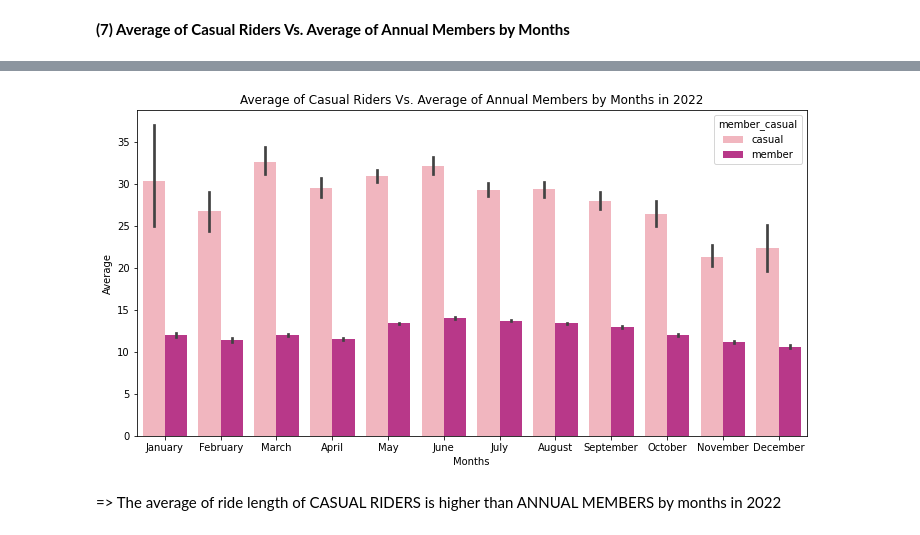
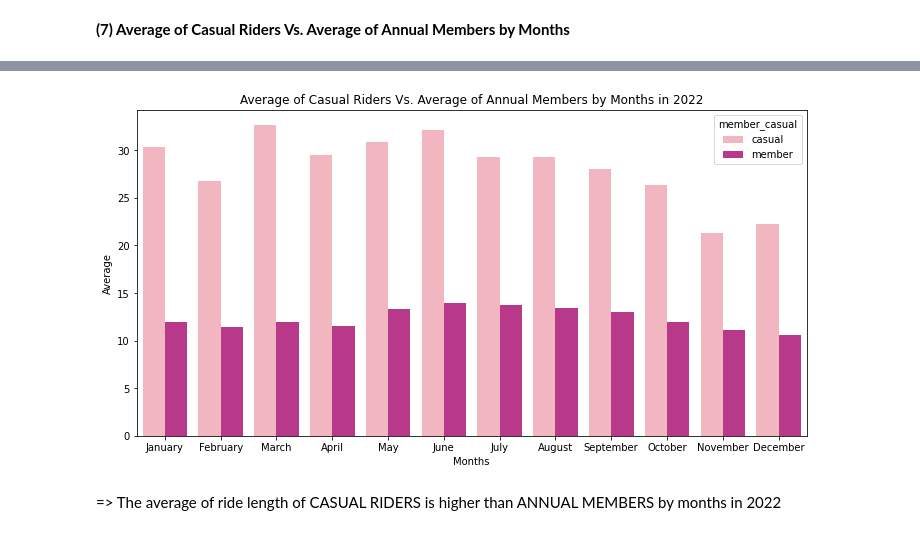
Before and after one commit to vynguyen293/Cyclistic-Bike-Share-Analysis, a Jupyter notebook: Cyclistic-Bike-Share-Analysis.ipynb, the cells around one changed output, grey strips where cells are left out. Cells and saved outputs as stored; diff of their text form; code cells hidden in the pictures.

```diff
--- a/Cyclistic-Bike-Share-Analysis.ipynb
+++ b/Cyclistic-Bike-Share-Analysis.ipynb
@@ -347,12 +347,12 @@ df_pivot_6
 # %%
 # Visualization
 plt.figure(figsize=(12,6))
-sns.barplot(data=df, x='month', y='ride_length_in_minutes', hue='member_casual', palette='RdPu')
+sns.barplot(data=df, x='month', y='ride_length_in_minutes', hue='member_casual', palette='RdPu', ci=None)
 plt.title('Average of Casual Riders Vs. Average of Annual Members by Months in 2022')
 plt.xlabel('Months')
 plt.ylabel('Average');
 # %% [output]
-[figure, old version]
+[figure, new version]
 # %% [markdown]
 => The average of ride length of CASUAL RIDERS is higher than ANNUAL MEMBERS by months in 2022
 # %% [markdown]
```
Also changed, not shown: parts of 6 cells of this notebook.
